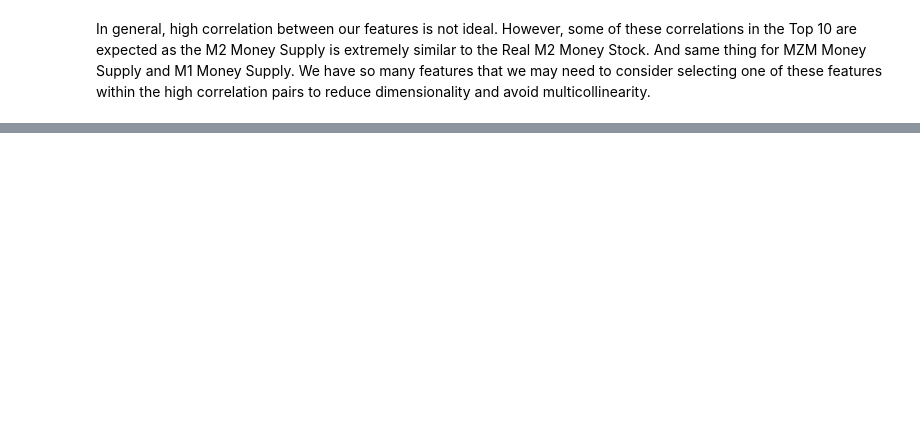
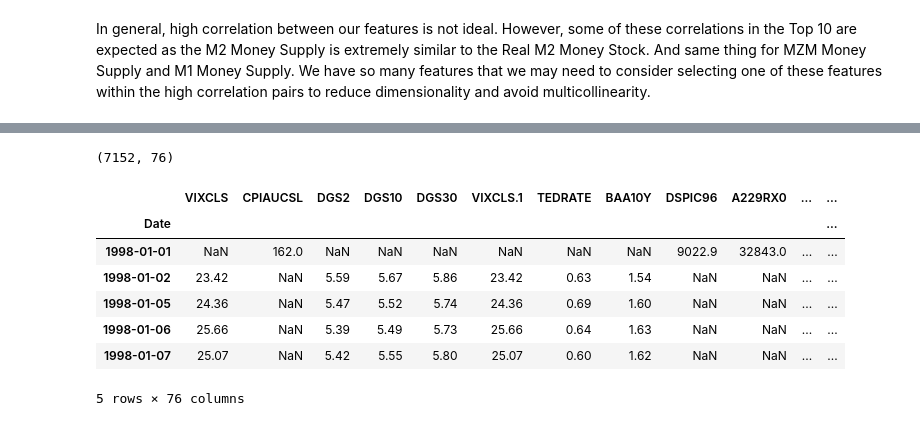
Before and after one commit to dmottice20/principalCapstone, a Jupyter notebook: jupyter/exploratoryDataAnalysis.ipynb, the cells around one changed output, grey strips where cells are left out. Saved outputs shown, nothing was run; the diff lists cells and outputs as text; code cells hidden in the pictures; blank space fills up the shorter version.

```diff
--- a/jupyter/exploratoryDataAnalysis.ipynb
+++ b/jupyter/exploratoryDataAnalysis.ipynb
@@ -124,0 +157,13 @@ In general, high correlation between our features is not ideal. However, some of
+# %%
+print(fred_data.shape)
+fred_data.head()
+# %% [output]
+(7152, 76)
+|  | VIXCLS | CPIAUCSL | DGS2 | DGS10 | DGS30 | VIXCLS.1 | TEDRATE | BAA10Y | DSPIC96 | A229RX0 | ... | ... |
+| Date |  |  |  |  |  |  |  |  |  |  |  | ... |
+| 1998-01-01 | NaN | 162.0 | NaN | NaN | NaN | NaN | NaN | NaN | 9022.9 | 32843.0 | ... | ... |
+| 1998-01-02 | 23.42 | NaN | 5.59 | 5.67 | 5.86 | 23.42 | 0.63 | 1.54 | NaN | NaN | ... | ... |
+| 1998-01-05 | 24.36 | NaN | 5.47 | 5.52 | 5.74 | 24.36 | 0.69 | 1.60 | NaN | NaN | ... | ... |
+| 1998-01-06 | 25.66 | NaN | 5.39 | 5.49 | 5.73 | 25.66 | 0.64 | 1.63 | NaN | NaN | ... | ... |
+| 1998-01-07 | 25.07 | NaN | 5.42 | 5.55 | 5.80 | 25.07 | 0.60 | 1.62 | NaN | NaN | ... | ... |
+5 rows × 76 columns
```
Also changed, not shown: parts of 17 cells of this notebook, 15 other files.
